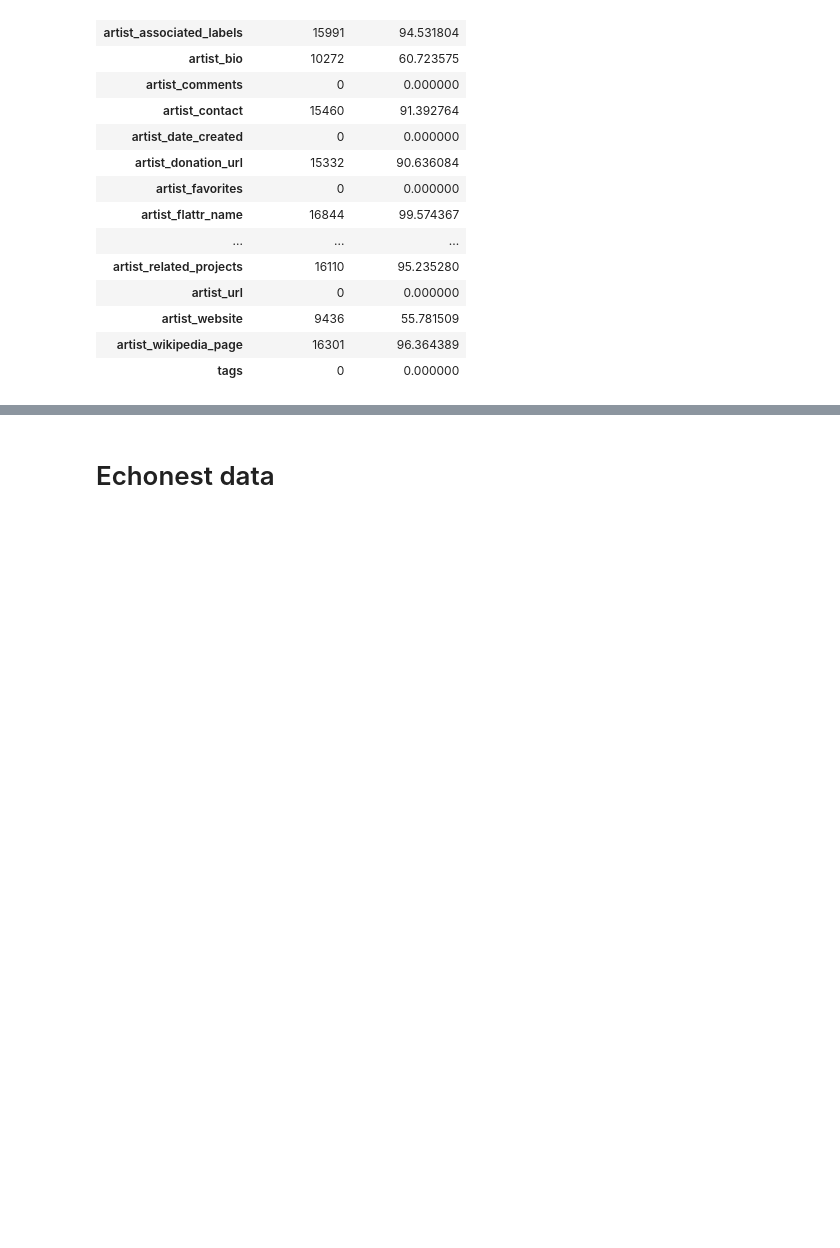
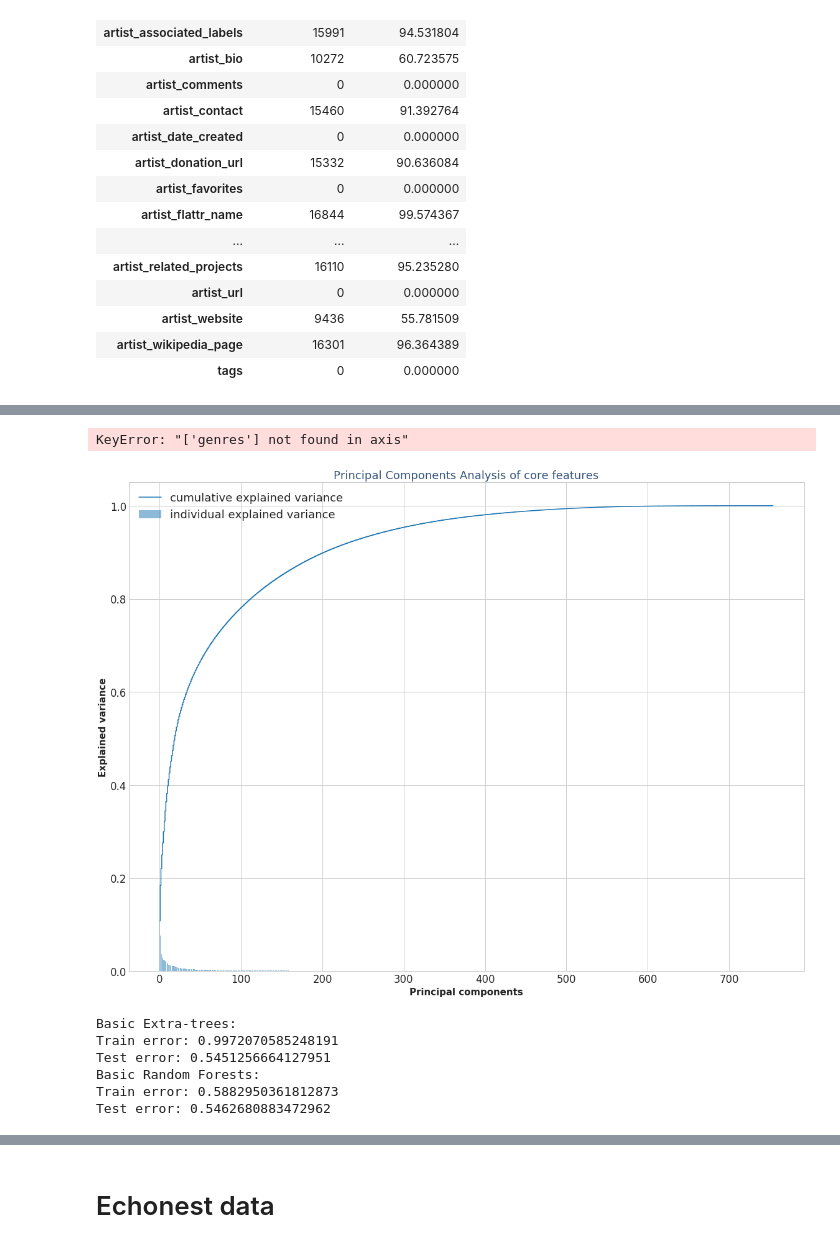
Before and after one commit to devitrylouis/music_genre_recognition, a Jupyter notebook: analysis.ipynb, the cells around one changed output, grey strips where cells are left out. Saved outputs shown, nothing was run; the diff lists cells and outputs as text; code cells hidden in the pictures; blank space fills up the shorter version.

Commit message:
Adding first version of the full data set, doing some preprocessing and firsts model.

```diff
--- a/analysis.ipynb
+++ b/analysis.ipynb
@@ -244,0 +327,2 @@ converter = genres[["top_level"]].to_dict()["top_level"]
+# %%
+numeric_data = data.select_dtypes(['number'])
@@ -244,0 +349,4 @@ converter = genres[["top_level"]].to_dict()["top_level"]
+# %%
+X, y = numeric_data.drop(['genres'], axis = 1), numeric_data['genres']
+# %% [output]
+KeyError: "['genres'] not found in axis"
@@ -244,0 +356,8 @@ converter = genres[["top_level"]].to_dict()["top_level"]
+# %%
+# Standard Scaling
+scaler = StandardScaler()
+X_scaled = scaler.fit_transform(X)
+# %%
+# Principal Component Analysis
+pca = PCA()
+X_pca = pca.fit_transform(X_scaled)
@@ -244,0 +366,15 @@ converter = genres[["top_level"]].to_dict()["top_level"]
+# %%
+with plt.style.context('seaborn-whitegrid'):
+    plt.figure(figsize=(16, 12))
+
+    plt.bar(range(len(pca.components_)), pca.explained_variance_ratio_, alpha=0.5, align='center',
+            label='individual explained variance')
+    plt.step(range(len(pca.components_)), np.cumsum(pca.explained_variance_ratio_), where='mid',
+             label='cumulative explained variance')
+    plt.ylabel('Explained variance',fontweight="bold", fontsize=15)
+    plt.xlabel('Principal components',fontweight="bold", fontsize=15)
+    plt.title('Principal Components Analysis of core features', fontsize=18, color = "#35547a")
+    plt.legend(loc = 'best', fontsize = 18)
+    plt.tight_layout()
+# %% [output]
+[figure, added]
@@ -244,0 +400,15 @@ converter = genres[["top_level"]].to_dict()["top_level"]
+# %%
+from sklearn.metrics import accuracy_score
+print("Basic Extra-trees:")
+print('Train error: ' + str(accuracy_score(y_train, predictions_extra_train)))
+print('Test error: ' + str(accuracy_score(y_test, predictions_extra_test)))
+print("Basic Random Forests:")
+print('Train error: ' + str(accuracy_score(y_train, predictions_clf_train)))
+print('Test error: ' + str(accuracy_score(y_test, predictions_clf_test)))
+# %% [output]
+Basic Extra-trees:
+Train error: 0.9972070585248191
+Test error: 0.5451256664127951
+Basic Random Forests:
+Train error: 0.5882950361812873
+Test error: 0.5462680883472962
```
Also changed, not shown: parts of 31 cells of this notebook.
